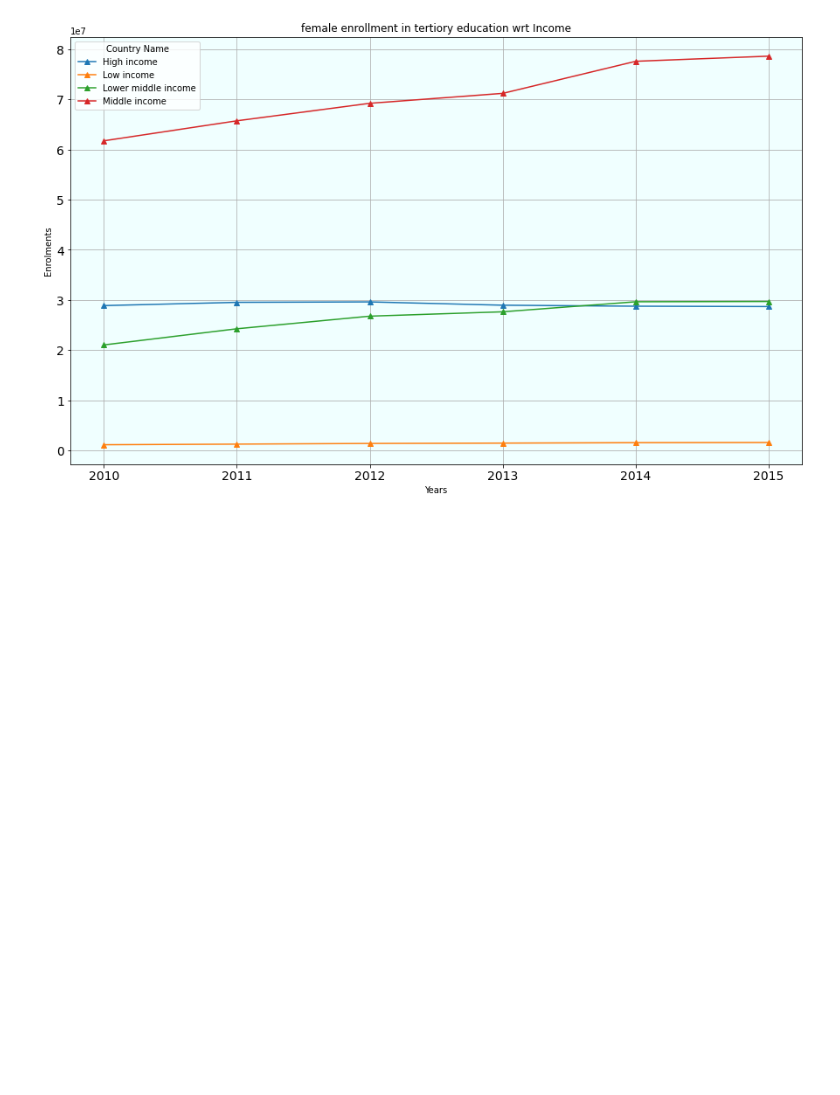
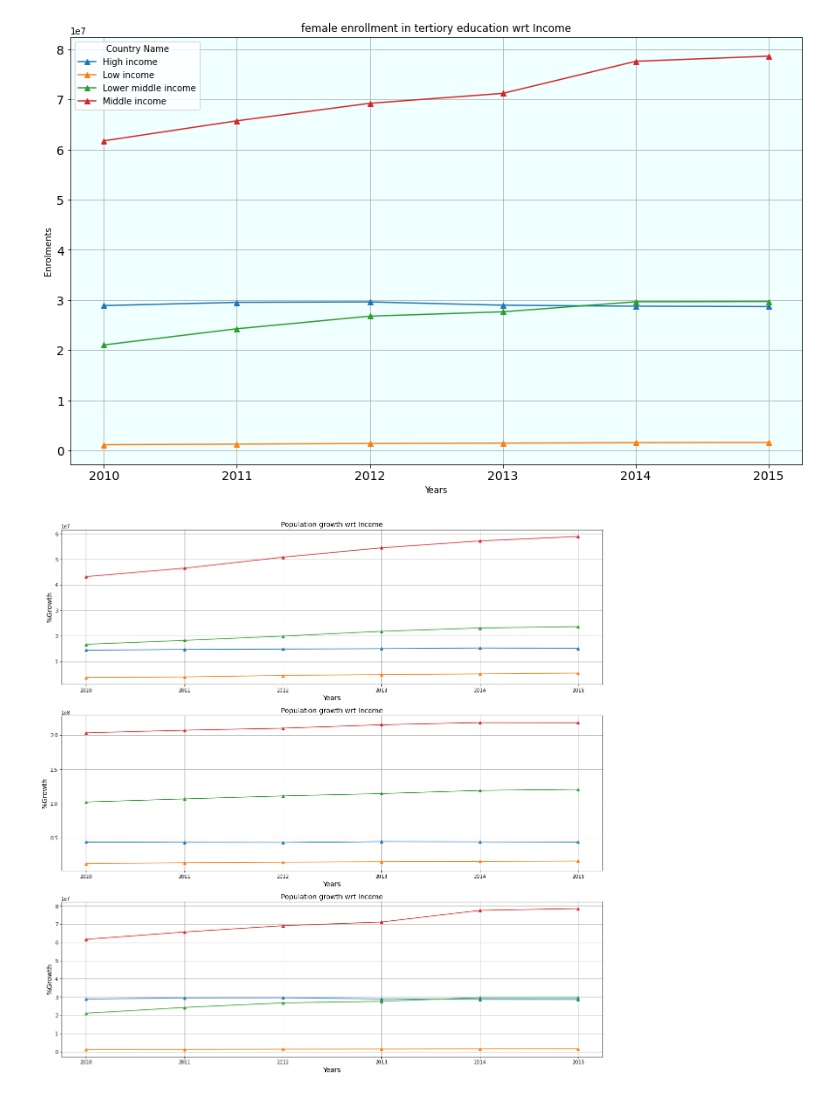
Before and after one commit to shivashukla02/World-Bank-Global-Edu-Analysis, a Jupyter notebook: SHIVANK_World_Bank_Global_Edu_Analysis_Capstone_Project.ipynb, the cells around one changed output. Cells and saved outputs as stored; diff of their text form; code cells hidden in the pictures; blank space fills up the shorter version.

```diff
--- a/SHIVANK_World_Bank_Global_Edu_Analysis_Capstone_Project.ipynb
+++ b/SHIVANK_World_Bank_Global_Edu_Analysis_Capstone_Project.ipynb
@@ -149,3 +149,32 @@ graph_2c.plot( kind="line",xlabel = "Years" , ylabel = "Enrolments",
                 marker = "^").patch.set_facecolor('#f0ffff')
 # %% [output]
 [figure]
+# %%
+# Subplotting the chart of all three female enrollment wrt income.
+plt.subplot(3,1,1)
+plt.plot(graph_2, marker = "^")
+plt.rcParams['figure.figsize']=(20,20)
+plt.title('Population growth wrt Income',fontsize=14)
+plt.xlabel('Years',fontsize=14)
+plt.ylabel('%Growth',fontsize=14)
+plt.grid(True)
+
+plt.subplot(3,1,2)
+plt.plot(graph_2b, marker = "^")
+plt.rcParams['figure.figsize']=(20,20)
+plt.title('Population growth wrt Income',fontsize=14)
+plt.xlabel('Years',fontsize=14)
+plt.ylabel('%Growth',fontsize=14)
+plt.grid(True)
+
+plt.subplot(3,1,3)
+plt.plot(graph_2c,marker = "^")
+plt.rcParams['figure.figsize']=(20,20)
+plt.title('Population growth wrt Income',fontsize=14)
+plt.xlabel('Years',fontsize=14)
+plt.ylabel('%Growth',fontsize=14)
+plt.grid(True)
+
+plt.show()
+# %% [output]
+[figure, added]
```
Also changed, not shown: parts of 11 cells of this notebook.
